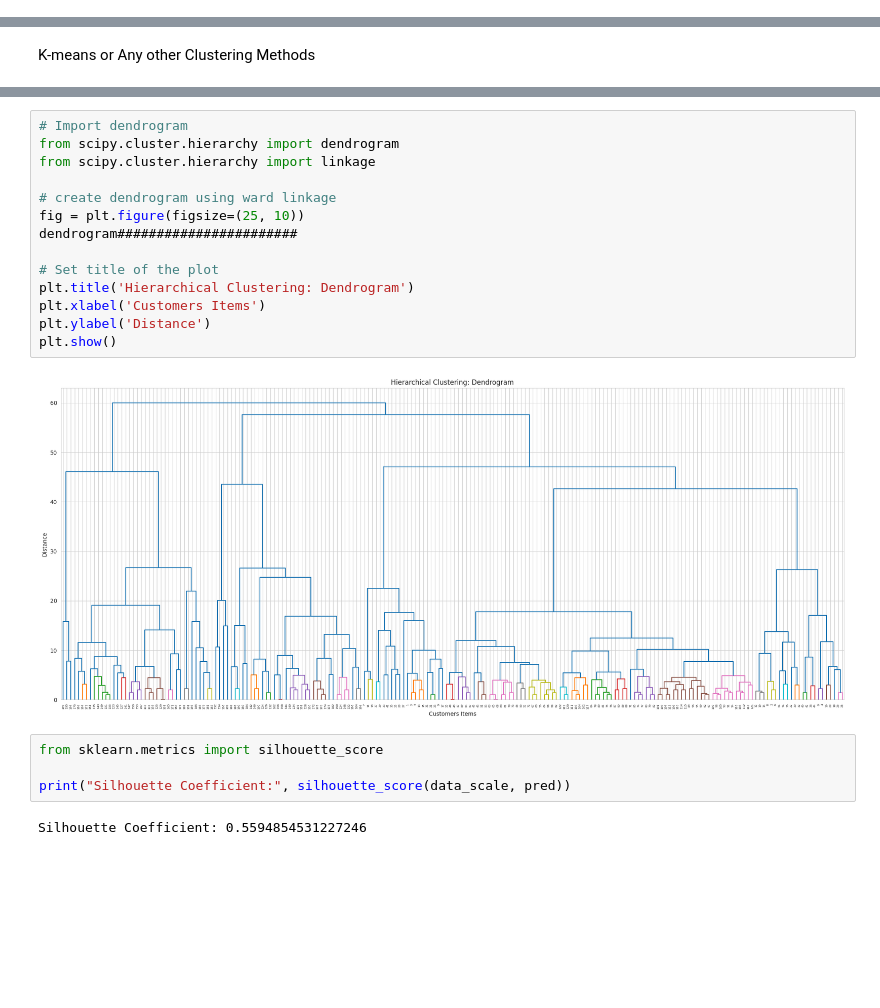
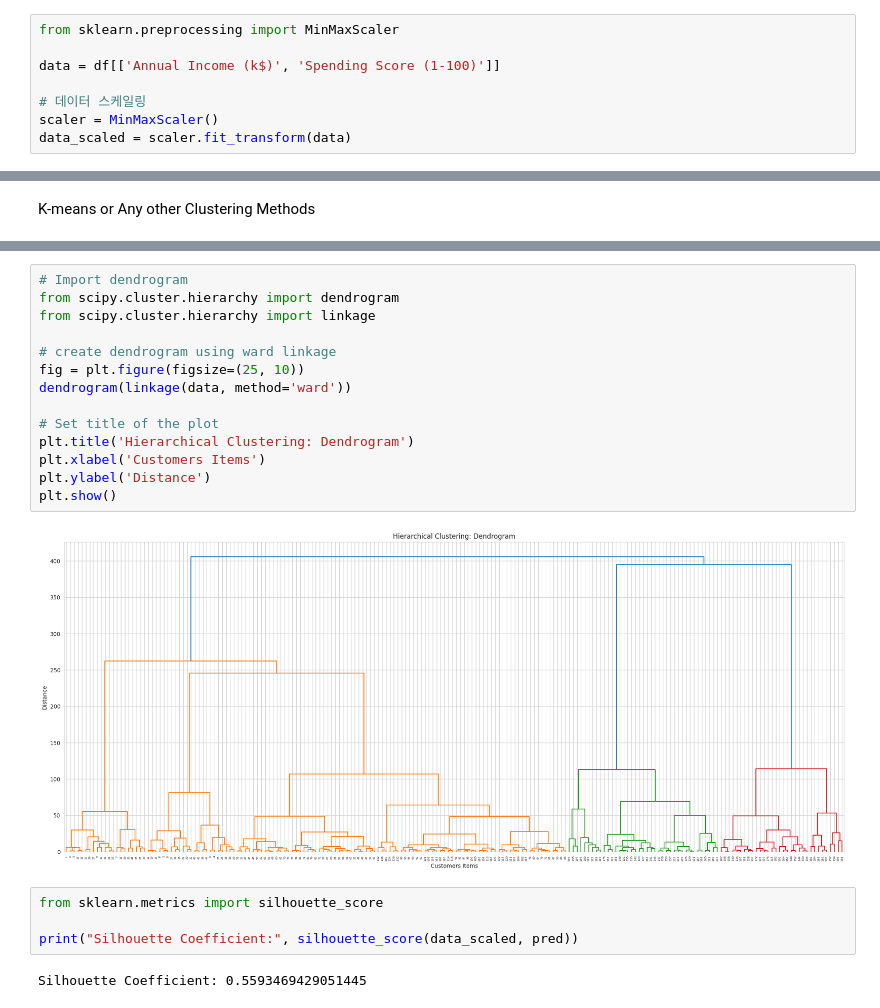
Before and after one commit to minseopark23100269/minseopark23100269, a Jupyter notebook: [AI_Assignment3]_Clustering.ipynb, the cells around one changed output, grey strips where cells are left out. Saved outputs shown, nothing was run; the diff lists cells and outputs as text; blank space fills up the shorter version.

```diff
--- a/[AI_Assignment3]_Clustering.ipynb
+++ b/[AI_Assignment3]_Clustering.ipynb
@@ -235,3 +230,11 @@ data = ################
+# %%
+from sklearn.preprocessing import MinMaxScaler
+
+data = df[['Annual Income (k$)', 'Spending Score (1-100)']]
+
+# 데이터 스케일링
+scaler = MinMaxScaler()
+data_scaled = scaler.fit_transform(data)
 # %% [markdown]
 ## Elbow analysis with K-MEANS
 # %%
@@ -283,22 +288,22 @@ sns.scatterplot##############
 # %%
 # Import dendrogram
 from scipy.cluster.hierarchy import dendrogram
 from scipy.cluster.hierarchy import linkage
 
 # create dendrogram using ward linkage
 fig = plt.figure(figsize=(25, 10))
-dendrogram#######################
+dendrogram(linkage(data, method='ward'))
 
 # Set title of the plot
 plt.title('Hierarchical Clustering: Dendrogram')
 plt.xlabel('Customers Items')
 plt.ylabel('Distance')
 plt.show()
 # %% [output]
-[figure, old version]
+[figure, new version]
 # %%
 from sklearn.metrics import silhouette_score
 
-print("Silhouette Coefficient:", silhouette_score(data_scale, pred))
+print("Silhouette Coefficient:", silhouette_score(data_scaled, pred))
 # %% [output]
-Silhouette Coefficient: 0.5594854531227246
+Silhouette Coefficient: 0.5593469429051445
```
Also changed, not shown: parts of 9 cells of this notebook.
